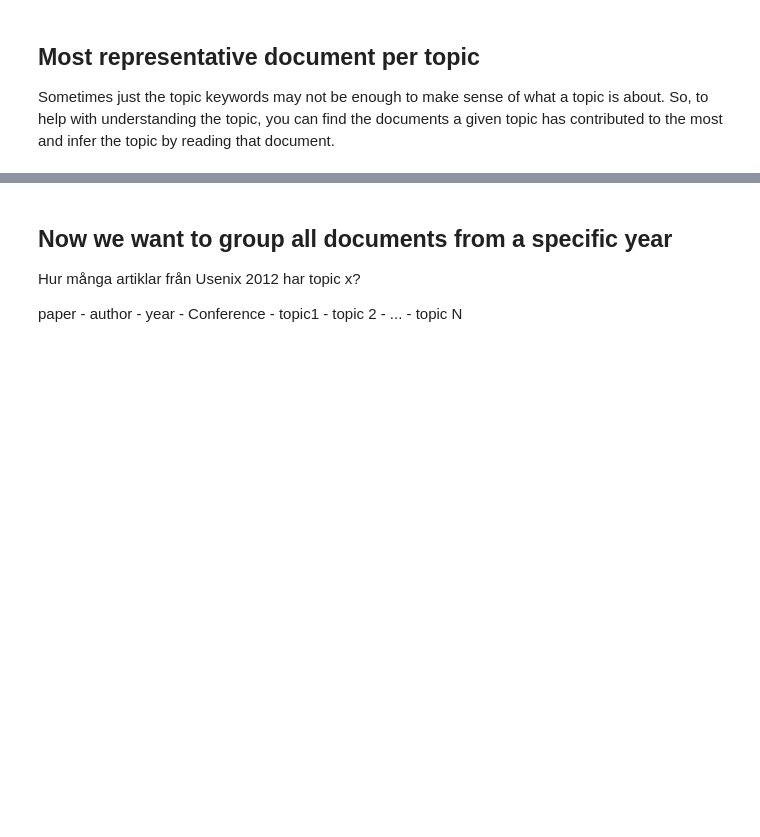
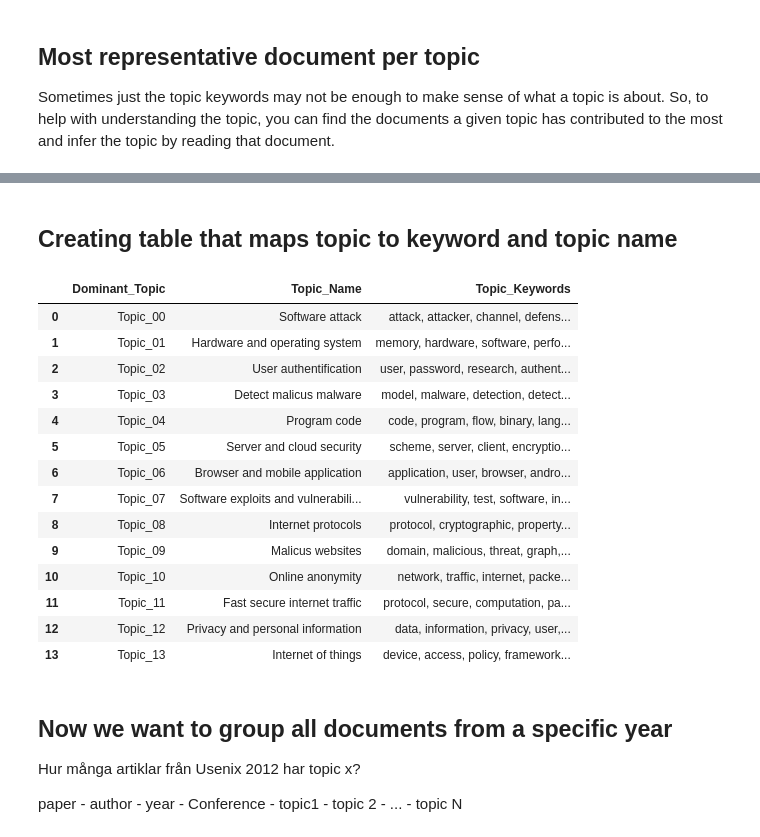
Before and after one commit to richard-johansson/topic_modeling, a Jupyter notebook: topicModeller2.0.ipynb, the cells around one changed output, grey strips where cells are left out. Saved outputs shown, nothing was run; the diff lists cells and outputs as text; code cells hidden in the pictures; blank space fills up the shorter version.

```diff
--- a/topicModeller2.0.ipynb
+++ b/topicModeller2.0.ipynb
@@ -603,3 +609,34 @@ dominant_document_df
+# %% [markdown]
+## Creating table that maps topic to keyword and topic name
+# %%
+from pandas import option_context
+
+df_topicLabels = pd.merge(df_topic_sents_keywords, dominant_document_df, how="inner", on=['Dominant_Topic', 'Dominant_Topic'])
+#df_topicLabels = df_topic_sents_keywords.groupby('Dominant_Topic')
+df_topicLabels = df_topicLabels[['Dominant_Topic', 'Topic_Keywords']]
+df_topicLabels = df_topicLabels.drop_duplicates().sort_values(by = ['Dominant_Topic'])
+df_topicLabels = df_topicLabels.reset_index()
+df_topicLabels.pop('index')
+topicNames = ["Software attack", "Hardware and operating system", "User authentification", "Detect malicus malware", "Program code", "Server and cloud security", "Browser and mobile application", "Software exploits and vulnerabilities", "Internet protocols", "Malicus websites", "Online anonymity", "Fast secure internet traffic", "Privacy and personal information", "Internet of things"]
+df_topicLabels.insert(1, 'Topic_Name', topicNames)
+df_topicLabels
+#df_topicLabels.to_csv(r'C:\Users\ottow\Documents\VT21\TDDE53\topicModeling\TopicTable.csv', index = False)
+# %% [output]
+|  | Dominant_Topic | Topic_Name | Topic_Keywords |
+| 0 | Topic_00 | Software attack | attack, attacker, channel, defens... |
+| 1 | Topic_01 | Hardware and operating system | memory, hardware, software, perfo... |
+| 2 | Topic_02 | User authentification | user, password, research, authent... |
+| 3 | Topic_03 | Detect malicus malware | model, malware, detection, detect... |
+| 4 | Topic_04 | Program code | code, program, flow, binary, lang... |
+| 5 | Topic_05 | Server and cloud security | scheme, server, client, encryptio... |
+| 6 | Topic_06 | Browser and mobile application | application, user, browser, andro... |
+| 7 | Topic_07 | Software exploits and vulnerabili... | vulnerability, test, software, in... |
+| 8 | Topic_08 | Internet protocols | protocol, cryptographic, property... |
+| 9 | Topic_09 | Malicus websites | domain, malicious, threat, graph,... |
+| 10 | Topic_10 | Online anonymity | network, traffic, internet, packe... |
+| 11 | Topic_11 | Fast secure internet traffic | protocol, secure, computation, pa... |
+| 12 | Topic_12 | Privacy and personal information | data, information, privacy, user,... |
+| 13 | Topic_13 | Internet of things | device, access, policy, framework... |
 # %% [markdown]
 ## Now we want to group all documents from a specific year
 Hur många artiklar från Usenix 2012 har topic x?
```
Also changed, not shown: parts of 14 cells of this notebook.
